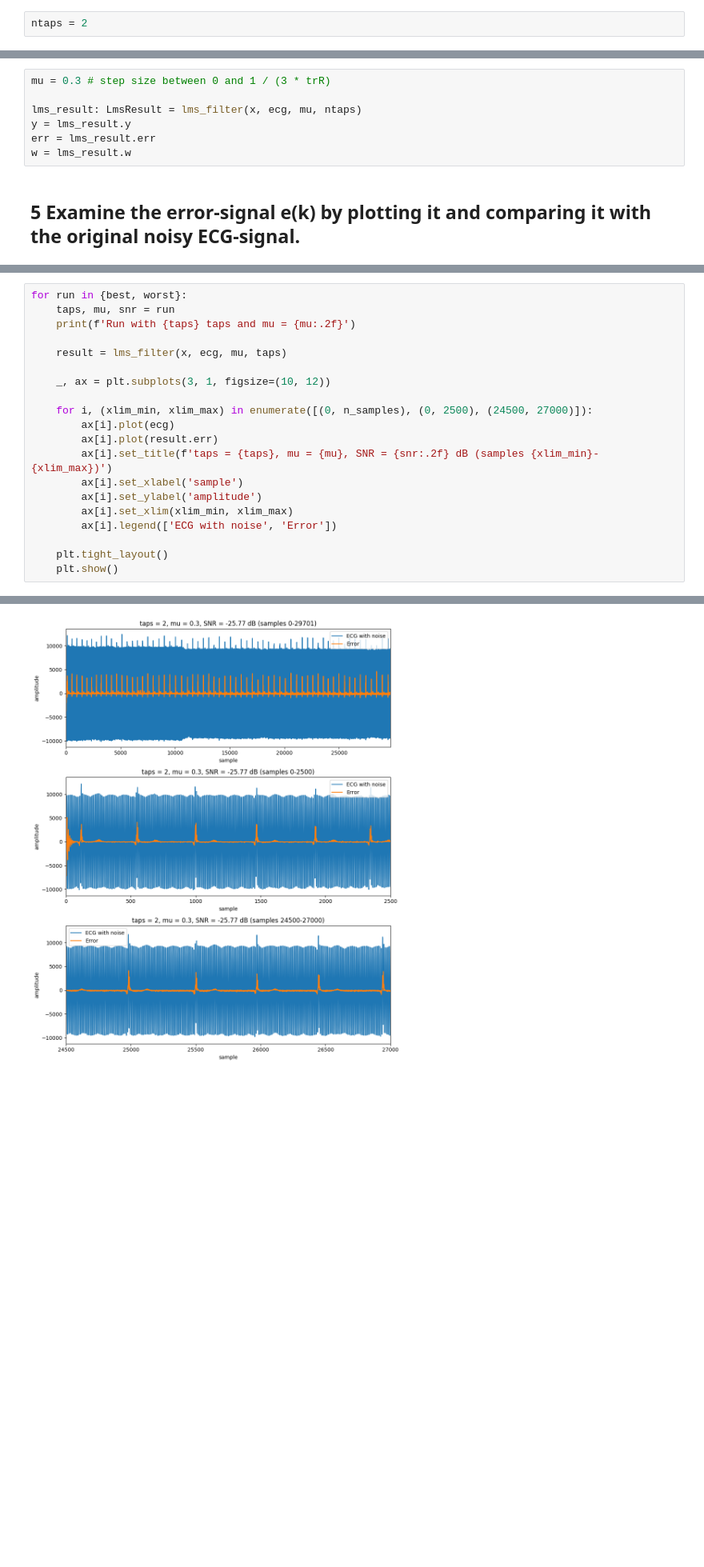
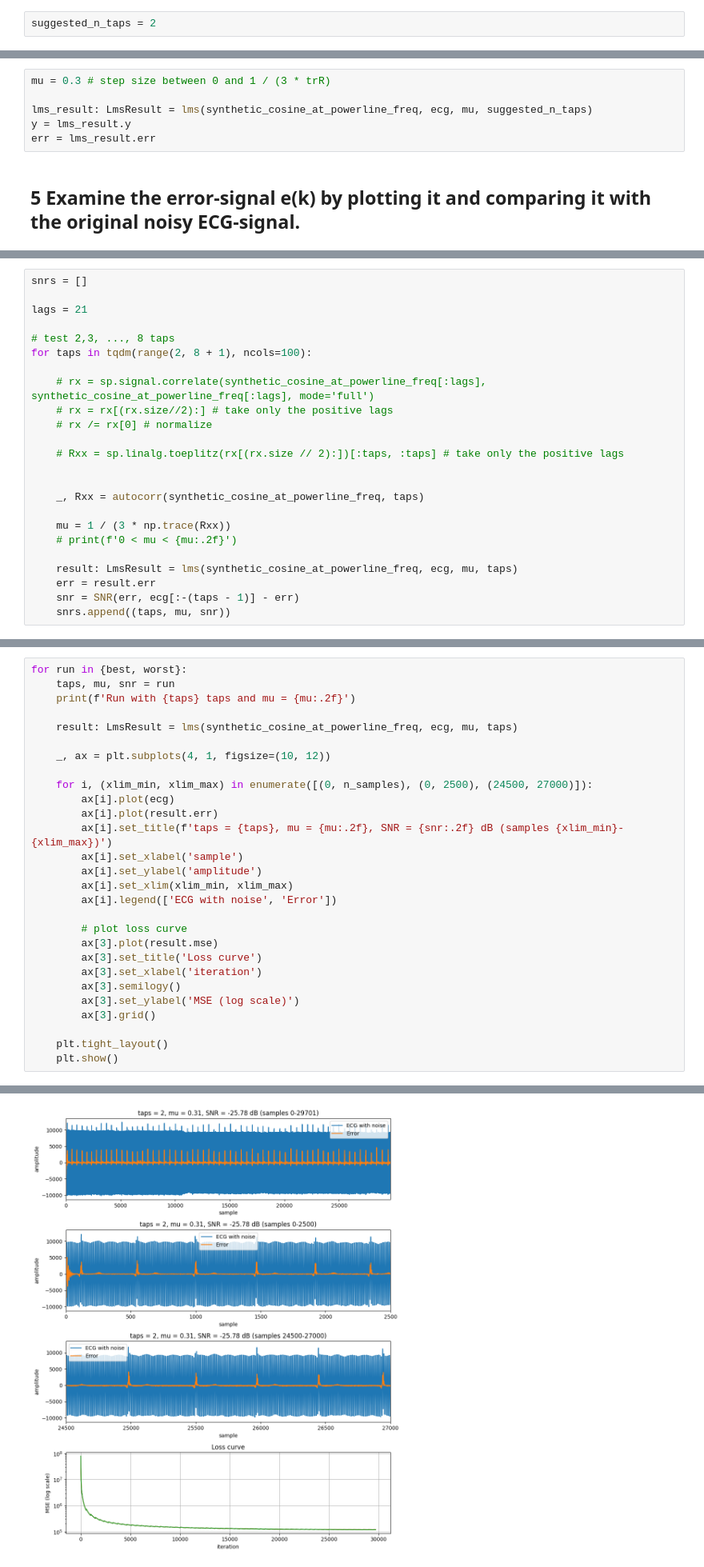
Before and after one commit to kpbaks/advance-signal-processing-assignment-2, a Jupyter notebook: assignment_2.ipynb, the cells around one changed output, grey strips where cells are left out. Shown at 80% size. Cells and saved outputs as stored; diff of their text form; blank space fills up the shorter version.

```diff
--- a/assignment_2.ipynb
+++ b/assignment_2.ipynb
@@ -60,7 +69,7 @@ We have **1** frequency (50 Hz) that we want to affect, so we need **2** taps. <
 With 1 tap we can only affect the gain of the signal, as we only have a scalar in H(z) <br>
 With 2 taps we can affect both the gain and phase of the signal, as H(z) = a + bz^-1
 # %%
-ntaps = 2
+suggested_n_taps = 2
 # %% [markdown]
 ## 3  Implement an LMS filter which removes the ECG signal from a generated sinusoid at the power line frequency.
 # %%
@@ -107,9 +147,8 @@ print(f'0 < mu < {upper_limit_for_learning_rate_with_lms:.2f}')
 # %%
 mu = 0.3 # step size between 0 and 1 / (3 * trR)
 
-lms_result: LmsResult = lms_filter(x, ecg, mu, ntaps)
+lms_result: LmsResult = lms(synthetic_cosine_at_powerline_freq, ecg, mu, suggested_n_taps)
 y = lms_result.y
 err = lms_result.err
-w = lms_result.w
 # %% [markdown]
 ##  5 Examine the error-signal e(k) by plotting it and comparing it with the original noisy ECG-signal.
@@ -225,3 +183,27 @@ err.shape (29698,), ecg.shape (29701,)
+# %%
+snrs = []
+
+lags = 21
+
+# test 2,3, ..., 8 taps
+for taps in tqdm(range(2, 8 + 1), ncols=100):
+
+    # rx = sp.signal.correlate(synthetic_cosine_at_powerline_freq[:lags], synthetic_cosine_at_powerline_freq[:lags], mode='full')
+    # rx = rx[(rx.size//2):] # take only the positive lags
+    # rx /= rx[0] # normalize
+
+    # Rxx = sp.linalg.toeplitz(rx[(rx.size // 2):])[:taps, :taps] # take only the positive lags
+
+
+    _, Rxx = autocorr(synthetic_cosine_at_powerline_freq, taps)
+
+    mu = 1 / (3 * np.trace(Rxx))
+    # print(f'0 < mu < {mu:.2f}')
+
+    result: LmsResult = lms(synthetic_cosine_at_powerline_freq, ecg, mu, taps)
+    err = result.err
+    snr = SNR(err, ecg[:-(taps - 1)] - err)
+    snrs.append((taps, mu, snr))
 # %%
 snrs_sorted = sorted(snrs, key=lambda x: x[2], reverse=True)
 best = snrs_sorted[0]
@@ -264,19 +225,27 @@ for run in {best, worst}:
     taps, mu, snr = run
     print(f'Run with {taps} taps and mu = {mu:.2f}')
 
-    result = lms_filter(x, ecg, mu, taps)
+    result: LmsResult = lms(synthetic_cosine_at_powerline_freq, ecg, mu, taps)
 
-    _, ax = plt.subplots(3, 1, figsize=(10, 12))
+    _, ax = plt.subplots(4, 1, figsize=(10, 12))
 
     for i, (xlim_min, xlim_max) in enumerate([(0, n_samples), (0, 2500), (24500, 27000)]):
         ax[i].plot(ecg)
         ax[i].plot(result.err)
-        ax[i].set_title(f'taps = {taps}, mu = {mu}, SNR = {snr:.2f} dB (samples {xlim_min}-{xlim_max})')
+        ax[i].set_title(f'taps = {taps}, mu = {mu:.2f}, SNR = {snr:.2f} dB (samples {xlim_min}-{xlim_max})')
         ax[i].set_xlabel('sample')
         ax[i].set_ylabel('amplitude')
         ax[i].set_xlim(xlim_min, xlim_max)
         ax[i].legend(['ECG with noise', 'Error'])
 
+        # plot loss curve
+        ax[3].plot(result.mse)
+        ax[3].set_title('Loss curve')
+        ax[3].set_xlabel('iteration')
+        ax[3].semilogy()
+        ax[3].set_ylabel('MSE (log scale)')
+        ax[3].grid()
+
     plt.tight_layout()
     plt.show()
 # %% [output]
@@ -286 +255 @@ Run with 2 taps and mu = 0.30
-[figure, old version]
+[figure, new version]
```
Also changed, not shown: parts of 21 cells of this notebook, 4 other files.
